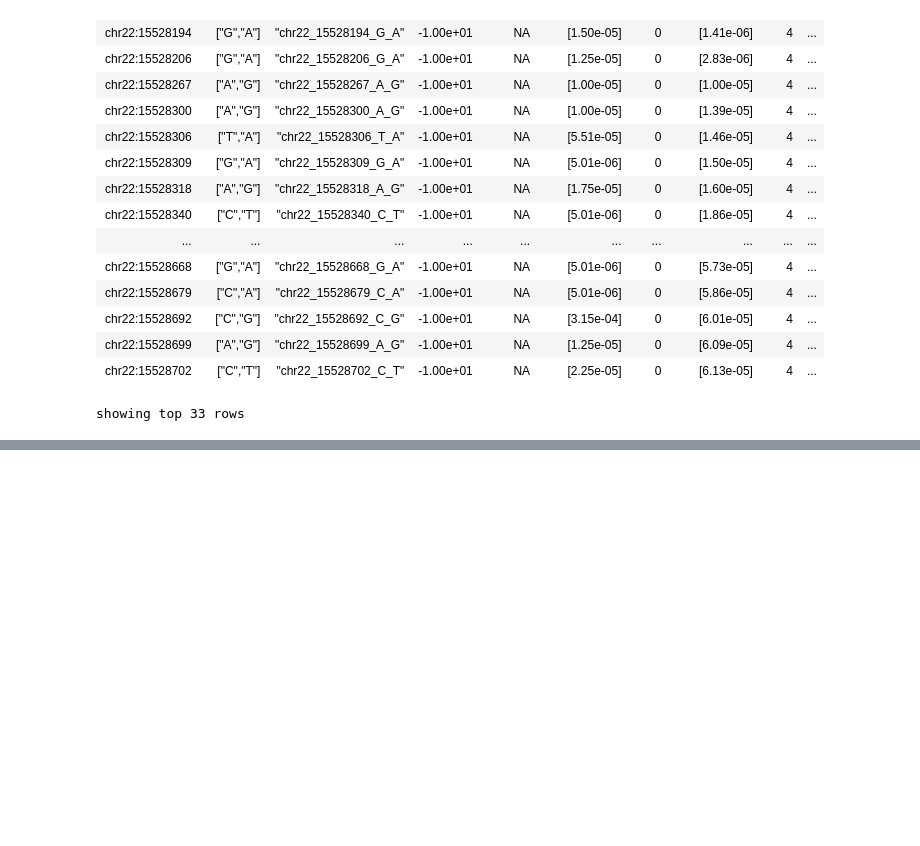
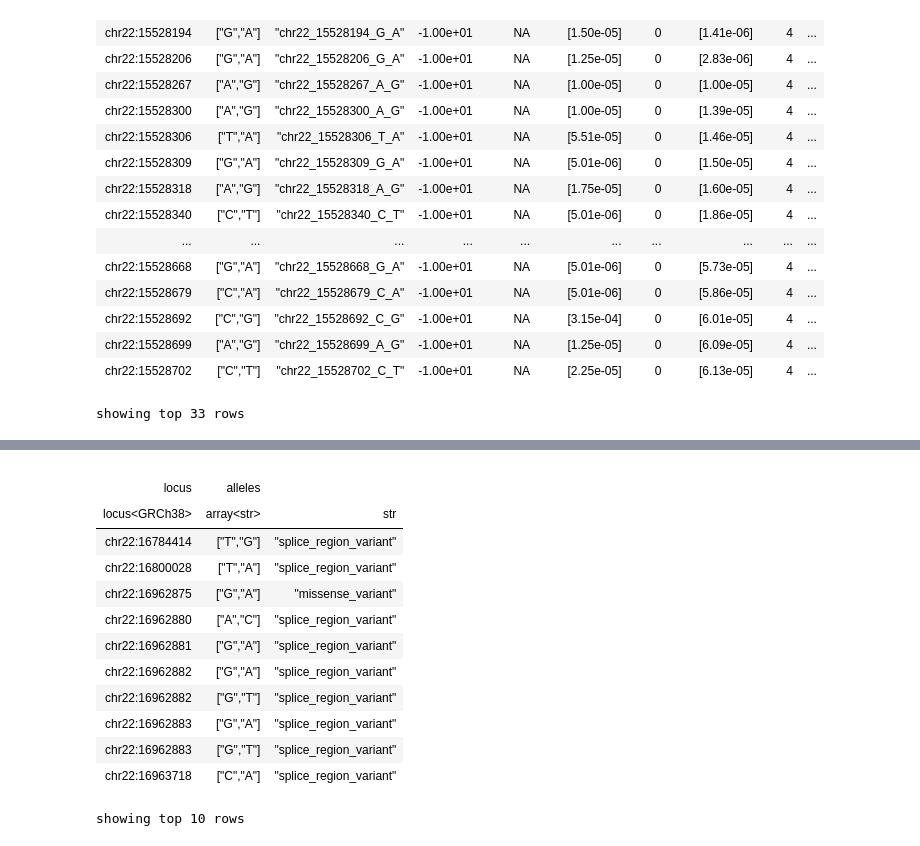
Before and after one commit to frhl/wes_ko_ukbb, a Jupyter notebook: sandbox.ipynb, the cells around one changed output, grey strips where cells are left out. Saved outputs shown, nothing was run; the diff lists cells and outputs as text; code cells hidden in the pictures; blank space fills up the shorter version.

```diff
--- a/sandbox.ipynb
+++ b/sandbox.ipynb
@@ -730,0 +795,42 @@ homozygous
+# %%
+
+def test2(x):
+    bool_ptv = ptv.contains(x)
+    #return hl.if_else(ptv.contains(x), x, '')
+    bool_missense = missense.contains(x)
+
+    return hl.if_else(bool_missense, x, '')
+    bool_synonymous = synonymous.contains(x)
+    return hl.if_else(bool_synonymous, x, '')
+    bool_non_coding = non_coding.contains(x)
+    return hl.if_else(bool_non_coding, x, '')
+
+def test2(x):
+    hl.if_else(ptv.contains(x), x,
+    hl.if_else(missense.contains(x), x,
+    hl.if_else(synonymous.contains(x, x,
+    hl.if_else(non_coding.contains(x), x, 'FA'
+              )))))
+
+
+
+
+
+    #missense.contains(x)
+    #[x for x in lst]
+
+    #ptv.contains(lst)
+
+    #ptv_bool = [ptv.contains(x) for x in lst]
+    #if hl.any(ptv_bool):
+    #    return lst[ptv_bool]
+
+#test()
+
+    #    ret = hl.literal(lst[ptv])
+#ptv_bool = [hl.eval(ptv.contains(hl.literal(x))) for x in lst]
+
+#[l for l in lst if hl.literal(l) in missense]
+
+#ht2.vep.Consequence.split('&').show()
+# %% [output]
@@ -730,0 +838,14 @@ homozygous
+|  |  |  |
+| locus | alleles |  |
+| locus<GRCh38> | array<str> | str |
+| chr22:16784414 | ["T","G"] | "splice_region_variant" |
+| chr22:16800028 | ["T","A"] | "splice_region_variant" |
+| chr22:16962875 | ["G","A"] | "missense_variant" |
+| chr22:16962880 | ["A","C"] | "splice_region_variant" |
+| chr22:16962881 | ["G","A"] | "splice_region_variant" |
+| chr22:16962882 | ["G","A"] | "splice_region_variant" |
+| chr22:16962882 | ["G","T"] | "splice_region_variant" |
+| chr22:16962883 | ["G","A"] | "splice_region_variant" |
+| chr22:16962883 | ["G","T"] | "splice_region_variant" |
+| chr22:16963718 | ["C","A"] | "splice_region_variant" |
+showing top 10 rows
```
Also changed, not shown: parts of 16 cells of this notebook, 10 other files.
